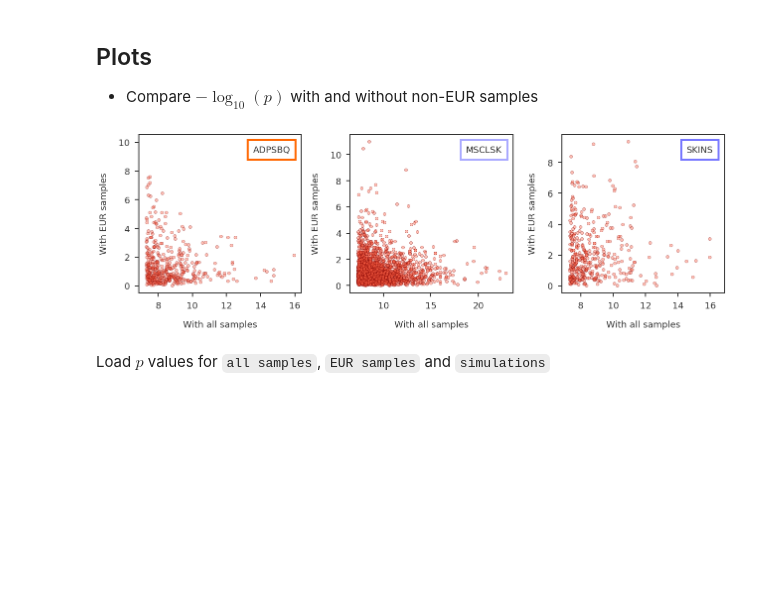
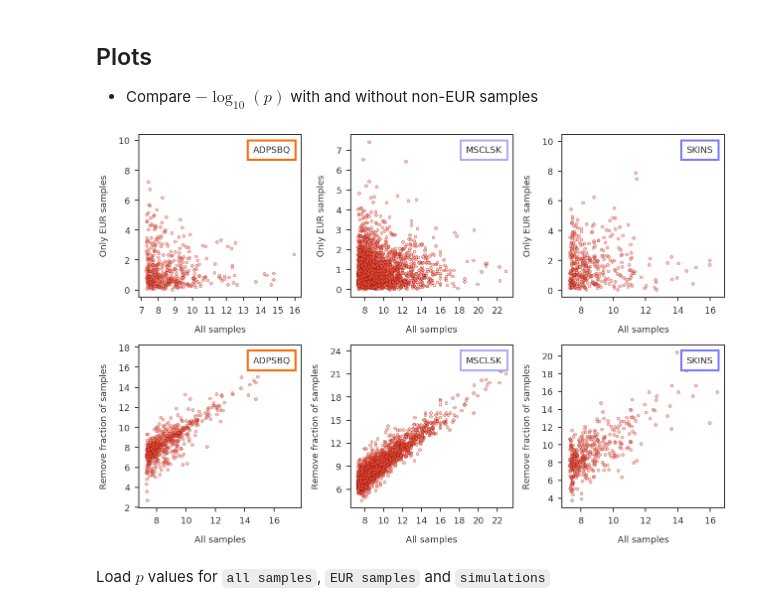
Before and after one commit to banskt/trans-eqtl-ideas, a Jupyter notebook: _notebooks/2020-06-08-comparing-trans-eQTL-pvalues-with-only-white-subset.ipynb, the cells around one changed output. Saved outputs shown, nothing was run; the diff lists cells and outputs as text; code cells hidden in the pictures; blank space fills up the shorter version.

```diff
--- a/_notebooks/2020-06-08-comparing-trans-eQTL-pvalues-with-only-white-subset.ipynb
+++ b/_notebooks/2020-06-08-comparing-trans-eQTL-pvalues-with-only-white-subset.ipynb
@@ -14,6 +14,7 @@ Path to all data files
 #collapse-hide
 teqtl_all_dir = '/usr/users/sbanerj/trans-eQTL/gtex_v8_tejaas_trans_eQTLs_20200309/protein_coding_lncRNA_fixed_gamma_alt-haa-spl-pan-wb_combined_cut5e-8'
 teqtl_eur_dir = '/cbscratch/sbanerj/trans-eqtl/dev-pipeline/gtex_v8_EUR_202006'
+teqtl_amx_dir = '/cbscratch/sbanerj/trans-eqtl/dev-pipeline/gtex_v8_AMX_202006'
 
 tissue_file = 'gtex/tissue_table.txt'
 json_file = 'gtex/gtex_v8_metadata.json'
@@ -89,48 +92,75 @@ RES_FIELDS = ['vall', 'veur']
 class CompareRes(collections.namedtuple('_CompareRes', RES_FIELDS)):
     __slots__ = ()
 
-res = dict()
+eurres = dict()
+amxres = dict()
 for tshort in whichtissues:
-    res[tshort] = list()
+    eurres[tshort] = list()
+    amxres[tshort] = list()
     teqtl_all_file = os.path.join(teqtl_all_dir, tshort, 'trans_eqtls_ldpruned.txt')
     teqtl_eur_file = os.path.join(teqtl_eur_dir, tshort,
-                                  'tejaas/raw_std/permnull_sb0.006_knn30',
+                                  'tejaas/raw_std/permnull_sb0.1_knn30',
+                                  'all_lead_transeqtl_rr.txt'
+                                 )
+    teqtl_amx_file = os.path.join(teqtl_amx_dir, tshort,
+                                  'tejaas/raw_std/permnull_sb0.1_knn30',
                                   'all_lead_transeqtl_rr.txt'
                                  )
     allvarids, allchrms, allpvals, allbppos = read_transeqtls(teqtl_all_file)
     eurvarids, eurchrms, eurpvals, eurbppos = read_transeqtls(teqtl_eur_file)
+    amxvarids, amxchrms, amxpvals, amxbppos = read_transeqtls(teqtl_amx_file)
     for i, varid in enumerate(allvarids):
         if varid in eurvarids:
             j = eurvarids.index(varid)
-            res[tshort].append(CompareRes(vall = allpvals[i], veur = eurpvals[j]))
+            eurres[tshort].append(CompareRes(vall = allpvals[i], veur = eurpvals[j]))
+        if varid in amxvarids:
+            j = amxvarids.index(varid)
+            amxres[tshort].append(CompareRes(vall = allpvals[i], veur = amxpvals[j]))
 # %% [markdown]
 ## Plots
  * Compare $-\log_{10} (p)$ with and without non-EUR samples
 # %%
 #collapse-hide
-fig = plt.figure(figsize = (18, 6))
-ax = list([0, 0, 0])
-ax[0] = fig.add_subplot(131)
-ax[1] = fig.add_subplot(132)
-ax[2] = fig.add_subplot(133)
+fig = plt.figure(figsize = (18, 12))
+ax = list([0, 0, 0, 0, 0, 0])
+ax[0] = fig.add_subplot(231)
+ax[1] = fig.add_subplot(232)
+ax[2] = fig.add_subplot(233)
+ax[3] = fig.add_subplot(234)
+ax[4] = fig.add_subplot(235)
+ax[5] = fig.add_subplot(236)
 
 for i, tshort in enumerate(whichtissues):
-    xvals = [-np.log10(x.vall) for x in res[tshort]]
-    yvals = [-np.log10(x.veur) for x in res[tshort]]
+    xvals = [-np.log10(x.vall) for x in eurres[tshort]]
+    yvals = [-np.log10(x.veur) for x in eurres[tshort]]
     ax[i].scatter(xvals, yvals, alpha = 0.4, facecolor = 'tomato', edgecolor = 'maroon')
-    ax[i].set_xlabel('With all samples')
-    ax[i].set_ylabel('With EUR samples')
+    ax[i].set_xlabel('All samples')
+    ax[i].set_ylabel('Only EUR samples')
     boxprops = dict(boxstyle='square, pad=0.6', facecolor='white',
                     edgecolor=tissue_colors[tshort], linewidth = 4)
     ax[i].text(0.93, 0.93, tissue_names[tshort],
                transform=ax[i].transAxes, verticalalignment='top', horizontalalignment = 'right', bbox=boxprops)
-    #ax[i].set_xlim([8, 16])
-    #ax[i].set_ylim([0, 16])
+
+    xvals = [-np.log10(x.vall) for x in amxres[tshort]]
+    yvals = [-np.log10(x.veur) for x in amxres[tshort]]
+    ax[i+3].scatter(xvals, yvals, alpha = 0.4, facecolor = 'tomato', edgecolor = 'maroon')
+    ax[i+3].set_xlabel('All samples')
+    ax[i+3].set_ylabel('Remove fraction of samples')
+    boxprops = dict(boxstyle='square, pad=0.6', facecolor='white',
+                    edgecolor=tissue_colors[tshort], linewidth = 4)
+    ax[i+3].text(0.93, 0.93, tissue_names[tshort],
+               transform=ax[i+3].transAxes, verticalalignment='top', horizontalalignment = 'right', bbox=boxprops)
+
+    ax[i].xaxis.set_major_locator(MaxNLocator(integer=True))
+    ax[i].yaxis.set_major_locator(MaxNLocator(integer=True))
+    ax[i+3].xaxis.set_major_locator(MaxNLocator(integer=True))
+    ax[i+3].yaxis.set_major_locator(MaxNLocator(integer=True))
+
 
 plt.tight_layout()
 plt.show()
 # %% [output]
-[figure, old version]
+[figure, new version]
 # %% [markdown]
 Load $p$ values for `all samples`, `EUR samples` and `simulations`
 # %%
```
Also changed, not shown: parts of 4 cells of this notebook, 3 other files.
